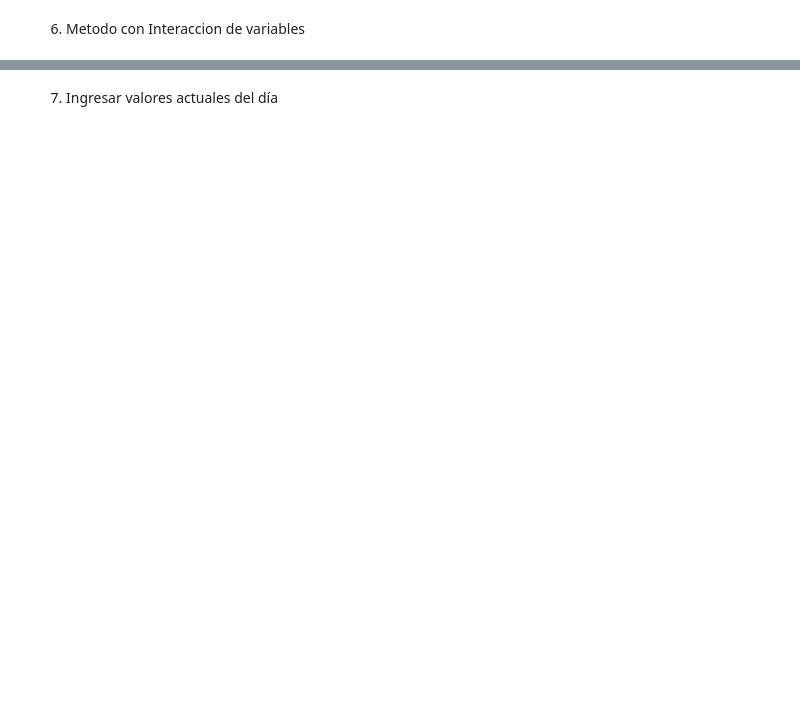
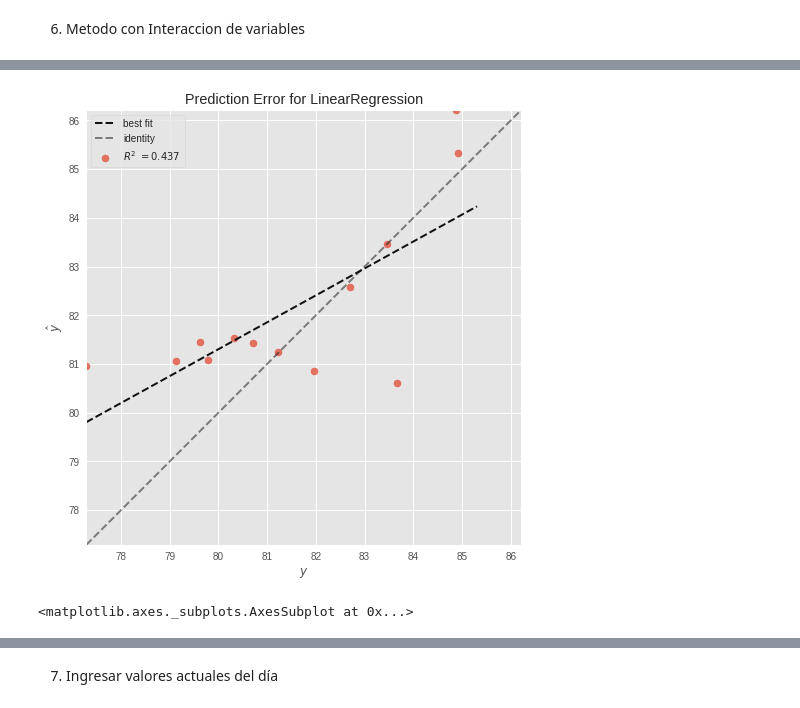
Before and after one commit to nloncomilla/ENAP, a Jupyter notebook: Regresion_PITCH.ipynb, the cells around one changed output, grey strips where cells are left out. Drawn from its saved outputs; the diff is of its cells as text; code cells hidden in the pictures; blank space fills up the shorter version.

```diff
--- a/Regresion_PITCH.ipynb
+++ b/Regresion_PITCH.ipynb
@@ -85,0 +158,14 @@ R*2: 0.39217590916567757
+# %%
+df2['interaction1']=df2['Presion(Camara)']*df2['Temperatura']
+df2['interaction2']=df2['Temperatura']*df2['Reciclo']
+df2['interaction3']=df2['Reciclo']*df2['API']
+df2['interaction5']=df2['CCN']*df2['Presion(Camara)']
+
+X2=df2[['Presion(Camara)','Temperatura','Reciclo','API','CCN','interaction1','interaction2','interaction3','interaction5']]
+y2=df2['Rendimiento']
+x2_train,x2_test,y2_train,y2_test=train_test_split(X2,y2,random_state=1)
+
+lm6=LinearRegression().fit(x2_train,y2_train)
+lm6_pred=lm6.predict(x2_test)
+print("RMSE:",np.sqrt(mean_squared_error(y2_test,lm6_pred)))
+print("R*2:",r2_score(y2_test,lm6_pred))
@@ -92,4 +181,11 @@ v.poof()
 <matplotlib.axes._subplots.AxesSubplot at 0x...>
+# %%
+v=PredictionError(lm6).fit(x2_train,y2_train)
+v.score(x2_test,y2_test)
+v.poof()
+# %% [output]
+[figure, added]
+<matplotlib.axes._subplots.AxesSubplot at 0x...>
 # %%
 print(lm3.coef_)
 print(lm3.intercept_)
```
Also changed, not shown: parts of 29 cells of this notebook.
